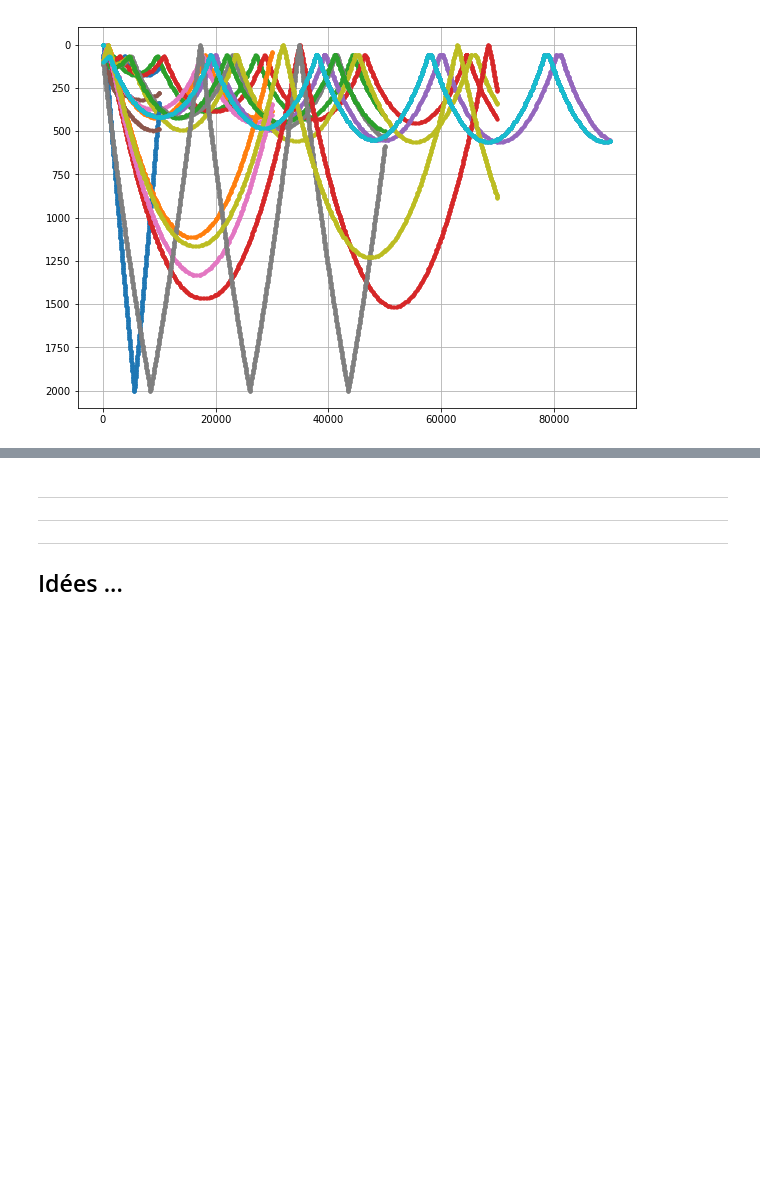
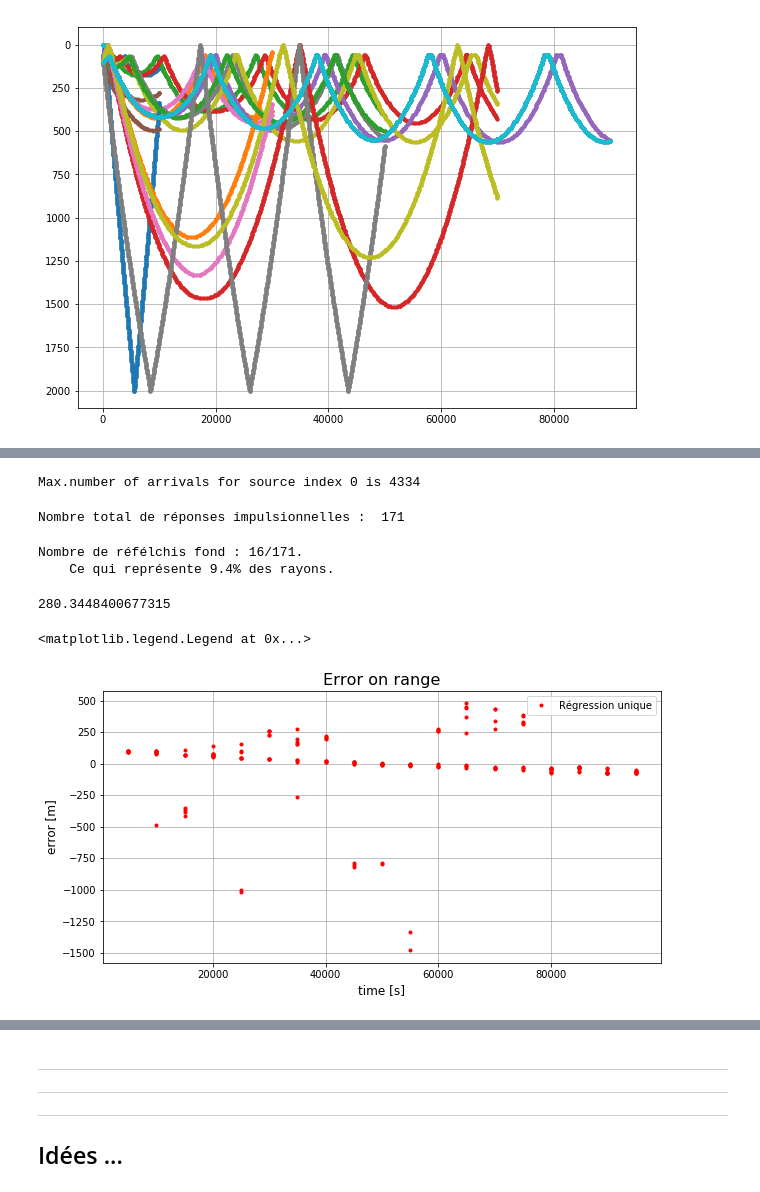
Before and after one commit to ponchama/Cognac_Acoustique, a Jupyter notebook: Bellhop/Partie5_methode_detection/Untitled.ipynb, the cells around one changed output, grey strips where cells are left out. Saved outputs shown, nothing was run; the diff lists cells and outputs as text; code cells hidden in the pictures; blank space fills up the shorter version.

```diff
--- a/Bellhop/Partie5_methode_detection/Untitled.ipynb
+++ b/Bellhop/Partie5_methode_detection/Untitled.ipynb
@@ -1718,0 +1745,21 @@ array([10000., 30000., 50000., 70000., 90000., 10000., 30000., 50000.,
+# %%
+### read file .arr
+Arr2_prof4, Pos2_prof4 = s.read_arrivals_asc ('files/med4_complete.arr', Narrmx = 4335)
+# %% [output]
+Max.number of arrivals for source index 0 is 4334
+# %%
+### Reponses impulsionnelles
+D = np.arange(50., 450.+1., 50.)         # tous les 50m
+R = np.arange(5., 95.+1., 5.)* 1000.     # tous les 5km
+print('Nombre total de réponses impulsionnelles : ', D.size * R.size)
+
+### Indices correspondants aux récepteurs choisis
+IRD = np.zeros_like(D)
+for i in range (D.size) :
+    IRD[i] = np.where(Pos2_prof4['r']['depth']==D[i])[0][0]
+
+IRR = np.zeros_like(R)
+for i in range (R.size) :
+    IRR[i] = np.where(Pos2_prof4['r']['range']==R[i])[0][0]
+# %% [output]
+Nombre total de réponses impulsionnelles :  171
@@ -1718,0 +1849,37 @@ array([10000., 30000., 50000., 70000., 90000., 10000., 30000., 50000.,
+# %%
+k = 0
+for i in range(len(BotBnc)) :
+    if BotBnc[i]!= 0. :
+        k += 1
+print ('Nombre de réfélchis fond : %d/%d. ' %(k, len(BotBnc)))
+print ('    Ce qui représente %.1f' %( k/len(BotBnc)*100.) + '% des rayons.')
+# %% [output]
+Nombre de réfélchis fond : 16/171.
+    Ce qui représente 9.4% des rayons.
+# %%
+REAL_RANGE = np.zeros(D.size*R.size)
+for k in range (D.size) :
+    REAL_RANGE[k*R.size:(k+1)*R.size]=R
+# %%
+Time = np.array(Tarr)
+
+Rtot = res[0]* Time + res[1]
+Diff_tot = REAL_RANGE - Rtot
+# %%
+e_t = np.sqrt( np.mean( (Diff_tot)**2 ) )
+e_t
+# %% [output]
+280.3448400677315
+# %%
+### error on range : real range - range from linear regression
+plt.figure(figsize=(10,5))
+#plt.plot(Time, Diff3_tot, 'b.', label='Régression Divisée en 3 blocs')
+plt.plot(REAL_RANGE, Diff_tot, 'r.', label='Régression unique')
+plt.title('Error on range',fontsize=16)
+plt.xlabel('time [s]',fontsize=12)
+plt.ylabel('error [m]',fontsize=12)
+plt.grid()
+plt.legend()
+# %% [output]
+<matplotlib.legend.Legend at 0x...>
+[figure, added]
```
Also changed, not shown: parts of 59 cells of this notebook, 1 other file.
